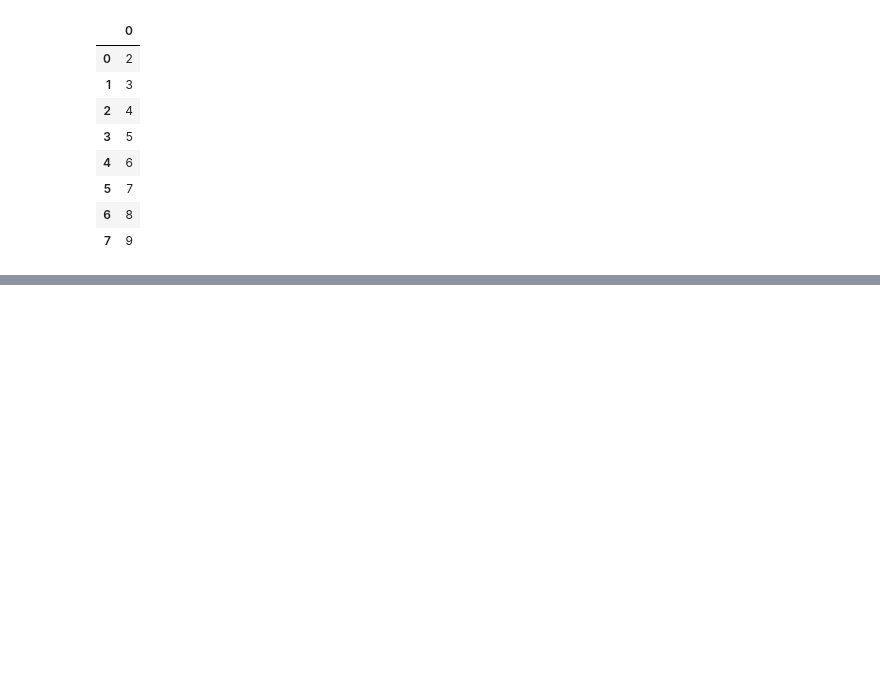
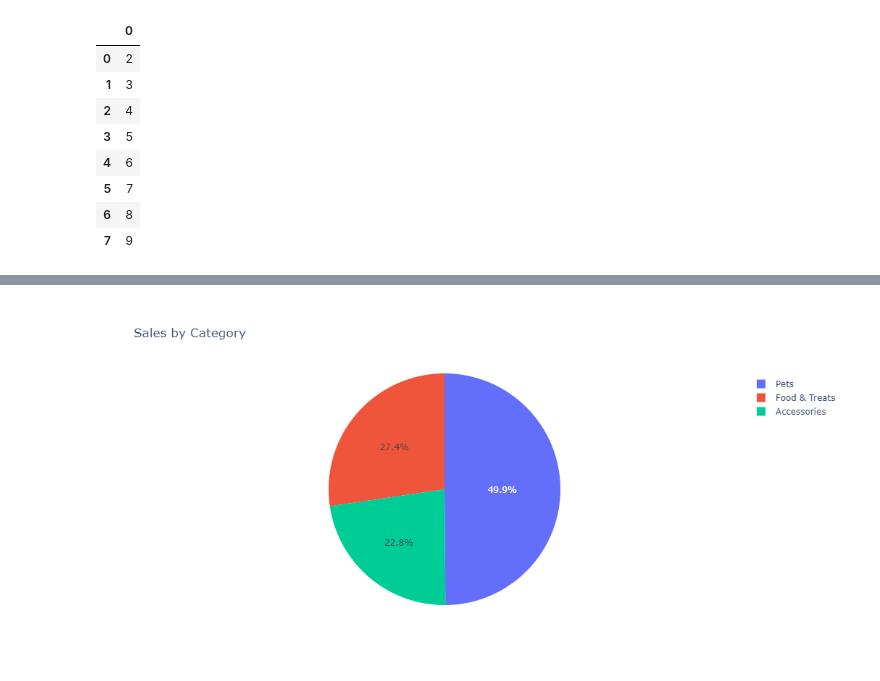
Before and after one commit to mart-anthony-stark/Machine-Learning-and-Deep-Learning, a Jupyter notebook: Suicidal Behaviours Among Adolescents/Untitled.ipynb, the cells around one changed output, grey strips where cells are left out. Drawn from its saved outputs; the diff is of its cells as text; code cells hidden in the pictures; blank space fills up the shorter version.

```diff
--- a/Suicidal Behaviours Among Adolescents/Untitled.ipynb
+++ b/Suicidal Behaviours Among Adolescents/Untitled.ipynb
@@ -16,0 +44,9 @@ dataset.mode()
+# %%
+df = pd.DataFrame({
+'categories': pd.Series(["Food & Treats", "Pets", "Accessories"]),
+'sales': pd.Series([27658,50423,23025])
+})
+fig = px.pie(df, values="sales", names="categories", height=500, width=750, title='Sales by Category')
+fig.show()
+# %% [output]
+[figure, added]
```
Also changed, not shown: parts of 3 cells of this notebook.
